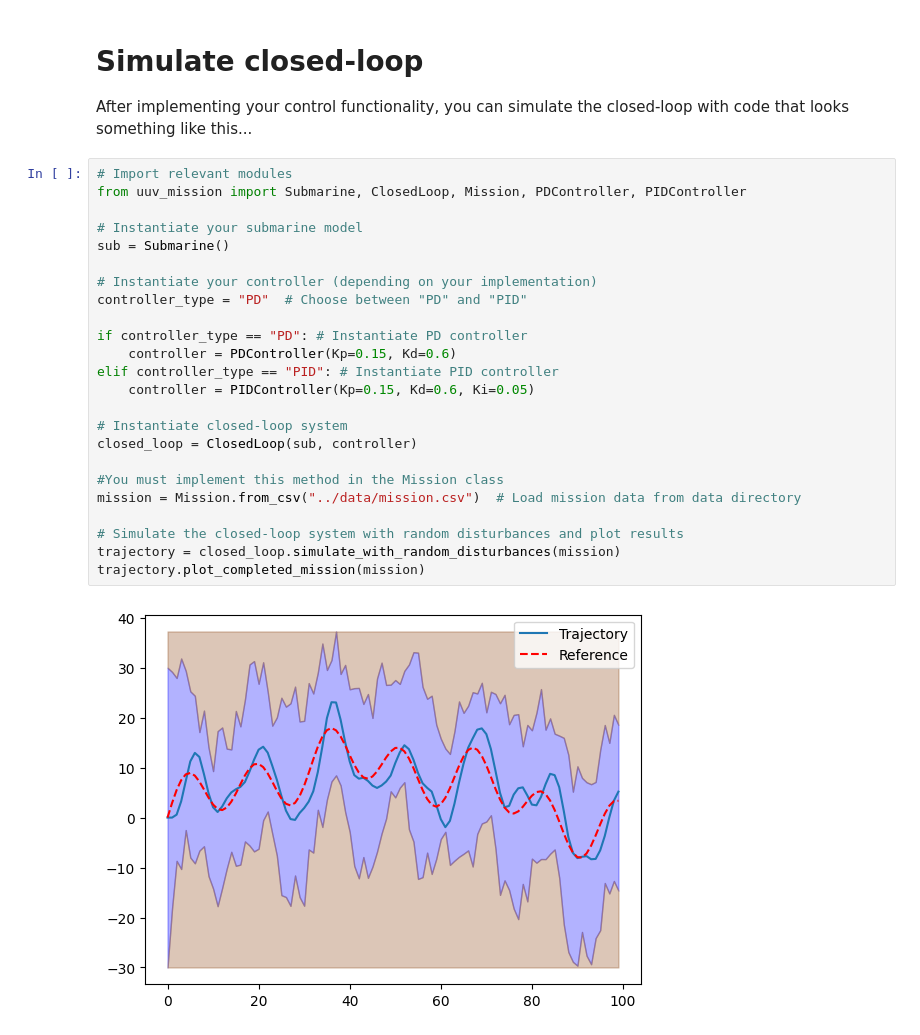
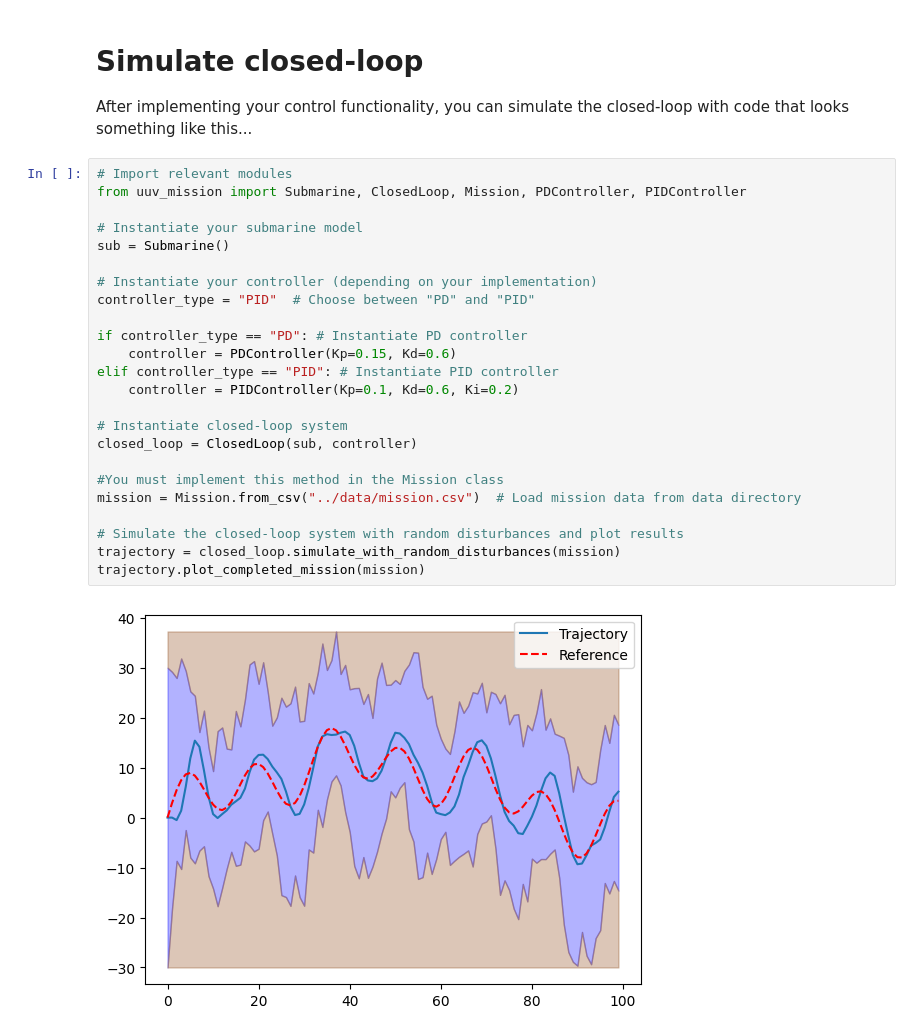
Before and after one commit to calumcst/b1-coding-practical-mt24, a Jupyter notebook: notebooks/demo.ipynb, the cells around one changed output. Saved outputs shown, nothing was run; the diff lists cells and outputs as text.

```diff
--- a/notebooks/demo.ipynb
+++ b/notebooks/demo.ipynb
@@ -14,26 +14,26 @@ After implementing your control functionality, you can simulate the closed-loop
 # %%
 # Import relevant modules
 from uuv_mission import Submarine, ClosedLoop, Mission, PDController, PIDController
 
 # Instantiate your submarine model
 sub = Submarine()
 
 # Instantiate your controller (depending on your implementation)
-controller_type = "PD"  # Choose between "PD" and "PID"
+controller_type = "PID"  # Choose between "PD" and "PID"
 
 if controller_type == "PD": # Instantiate PD controller
     controller = PDController(Kp=0.15, Kd=0.6)
 elif controller_type == "PID": # Instantiate PID controller
-    controller = PIDController(Kp=0.15, Kd=0.6, Ki=0.05)
+    controller = PIDController(Kp=0.1, Kd=0.6, Ki=0.2)
 
 # Instantiate closed-loop system
 closed_loop = ClosedLoop(sub, controller)
 
 #You must implement this method in the Mission class
 mission = Mission.from_csv("../data/mission.csv")  # Load mission data from data directory
 
 # Simulate the closed-loop system with random disturbances and plot results
 trajectory = closed_loop.simulate_with_random_disturbances(mission)
 trajectory.plot_completed_mission(mission)
 # %% [output]
-[figure, old version]
+[figure, new version]
```
